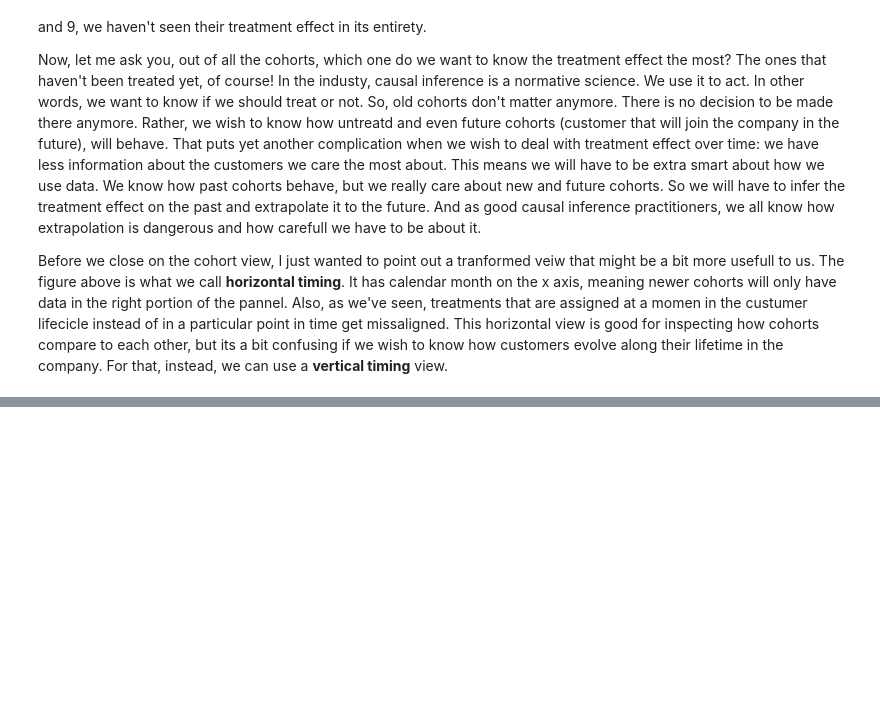
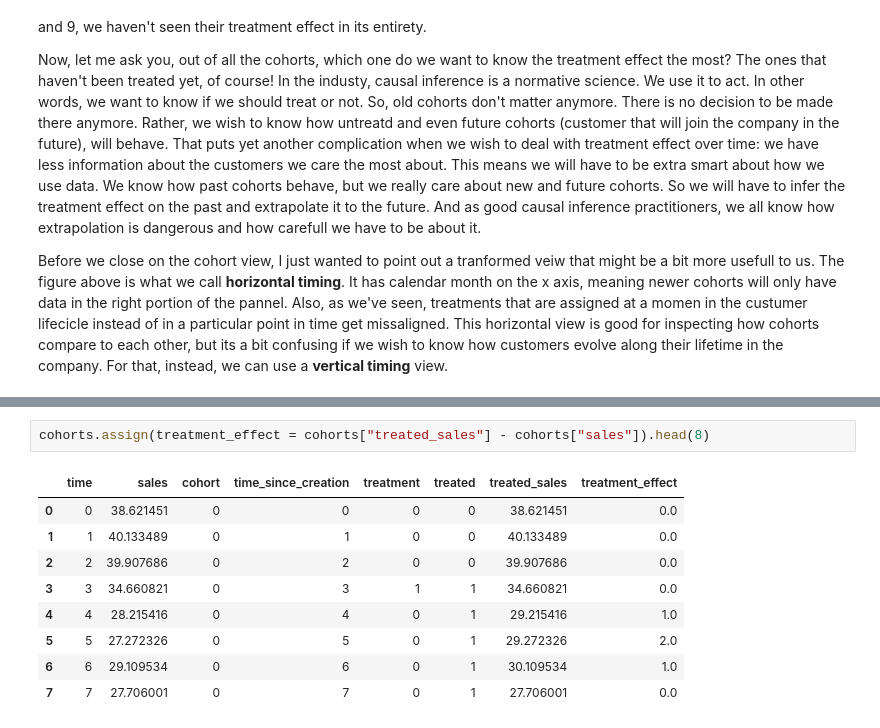
Before and after one commit to ethen8181/python-causality-handbook, a Jupyter notebook: causal-inference-for-the-brave-and-true/23-Long-Term-Treatment-Effects.ipynb, the cells around one changed output, grey strips where cells are left out. Cells and saved outputs as stored; diff of their text form; blank space fills up the shorter version.

```diff
--- a/causal-inference-for-the-brave-and-true/23-Long-Term-Treatment-Effects.ipynb
+++ b/causal-inference-for-the-brave-and-true/23-Long-Term-Treatment-Effects.ipynb
@@ -147,0 +162,12 @@ In this view, we replace time with time since the customer joined the company (t
+# %%
+cohorts.assign(treatment_effect = cohorts["treated_sales"] - cohorts["sales"]).head(8)
+# %% [output]
+|  | time | sales | cohort | time_since_creation | treatment | treated | treated_sales | treatment_effect |
+| 0 | 0 | 38.621451 | 0 | 0 | 0 | 0 | 38.621451 | 0.0 |
+| 1 | 1 | 40.133489 | 0 | 1 | 0 | 0 | 40.133489 | 0.0 |
+| 2 | 2 | 39.907686 | 0 | 2 | 0 | 0 | 39.907686 | 0.0 |
+| 3 | 3 | 34.660821 | 0 | 3 | 1 | 1 | 34.660821 | 0.0 |
+| 4 | 4 | 28.215416 | 0 | 4 | 0 | 1 | 29.215416 | 1.0 |
+| 5 | 5 | 27.272326 | 0 | 5 | 0 | 1 | 29.272326 | 2.0 |
+| 6 | 6 | 29.109534 | 0 | 6 | 0 | 1 | 30.109534 | 1.0 |
+| 7 | 7 | 27.706001 | 0 | 7 | 0 | 1 | 27.706001 | 0.0 |
```
Also changed, not shown: parts of 15 cells of this notebook.
